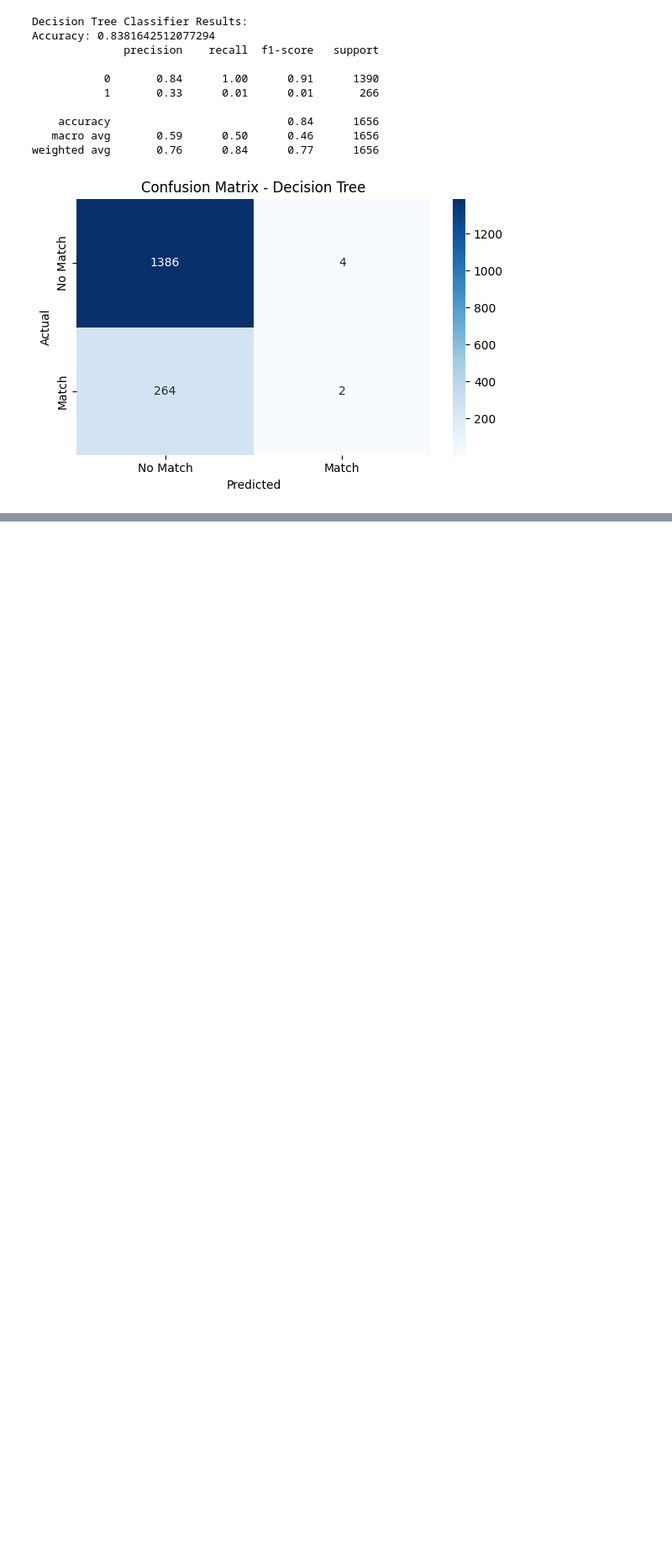
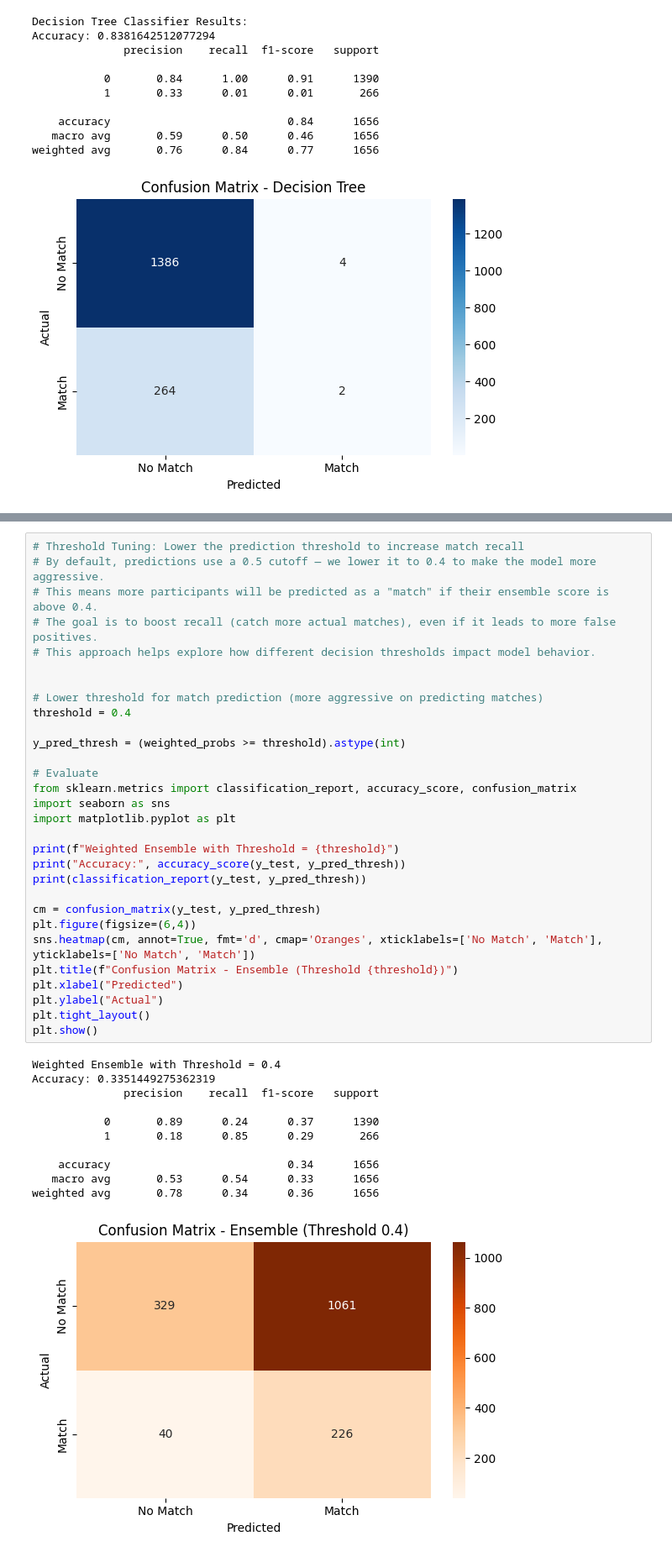
Before and after one commit to preawp/psych-of-selection, a Jupyter notebook: notebooks/modeling.ipynb, the cells around one changed output, grey strips where cells are left out. Shown: that part at 84% size. Saved outputs shown, nothing was run; the diff lists cells and outputs as text; blank space fills up the shorter version.

```diff
--- a/notebooks/modeling.ipynb
+++ b/notebooks/modeling.ipynb
@@ -274,0 +373,42 @@ weighted avg       0.76      0.84      0.77      1656
+# %%
+# Threshold Tuning: Lower the prediction threshold to increase match recall
+# By default, predictions use a 0.5 cutoff — we lower it to 0.4 to make the model more aggressive.
+# This means more participants will be predicted as a "match" if their ensemble score is above 0.4.
+# The goal is to boost recall (catch more actual matches), even if it leads to more false positives.
+# This approach helps explore how different decision thresholds impact model behavior.
+
+
+# Lower threshold for match prediction (more aggressive on predicting matches)
+threshold = 0.4
+
+y_pred_thresh = (weighted_probs >= threshold).astype(int)
+
+# Evaluate
+from sklearn.metrics import classification_report, accuracy_score, confusion_matrix
+import seaborn as sns
+import matplotlib.pyplot as plt
+
+print(f"Weighted Ensemble with Threshold = {threshold}")
+print("Accuracy:", accuracy_score(y_test, y_pred_thresh))
+print(classification_report(y_test, y_pred_thresh))
+
+cm = confusion_matrix(y_test, y_pred_thresh)
+plt.figure(figsize=(6,4))
+sns.heatmap(cm, annot=True, fmt='d', cmap='Oranges', xticklabels=['No Match', 'Match'], yticklabels=['No Match', 'Match'])
+plt.title(f"Confusion Matrix - Ensemble (Threshold {threshold})")
+plt.xlabel("Predicted")
+plt.ylabel("Actual")
+plt.tight_layout()
+plt.show()
+# %% [output]
+Weighted Ensemble with Threshold = 0.4
+Accuracy: 0.3351449275362319
+              precision    recall  f1-score   support
+
+           0       0.89      0.24      0.37      1390
+           1       0.18      0.85      0.29       266
+
+    accuracy                           0.34      1656
+   macro avg       0.53      0.54      0.33      1656
+weighted avg       0.78      0.34      0.36      1656
+[figure, added]
```
Also changed, not shown: parts of 2 cells of this notebook, 1 other file.
